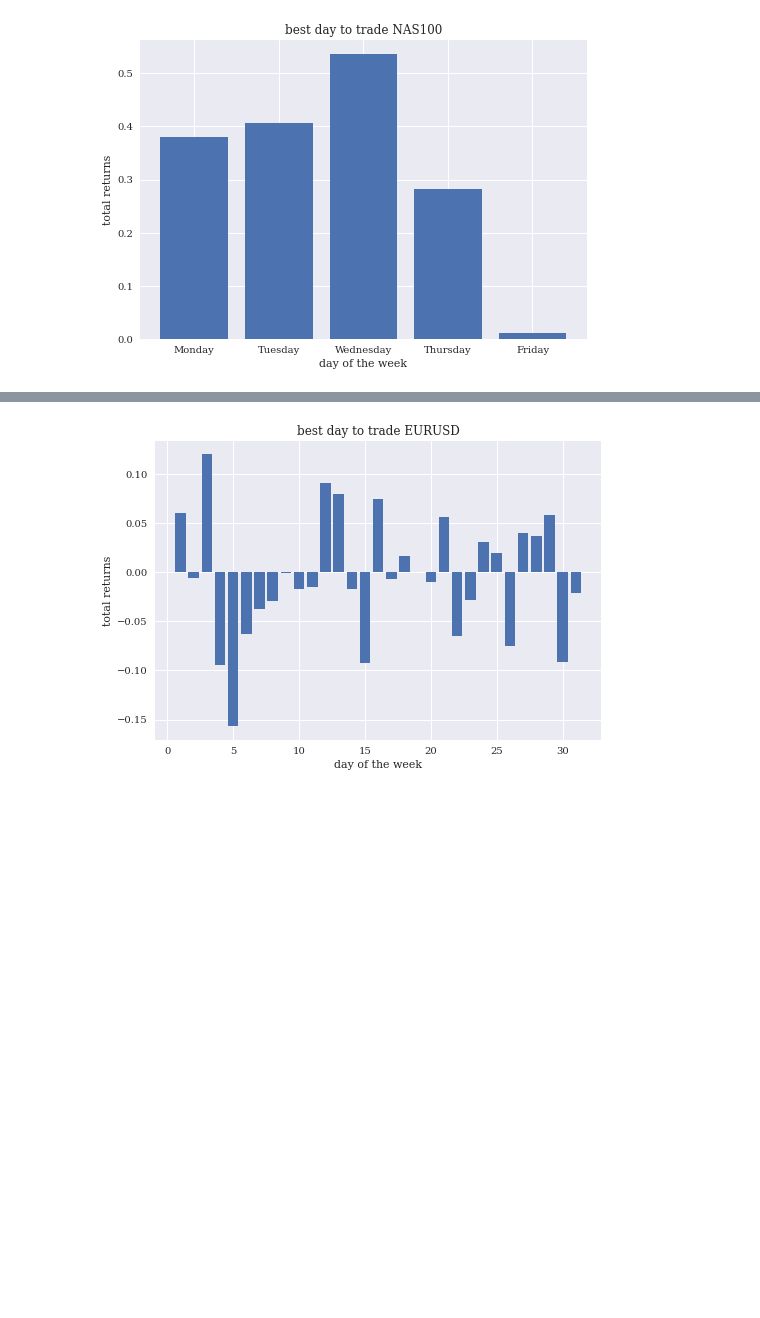
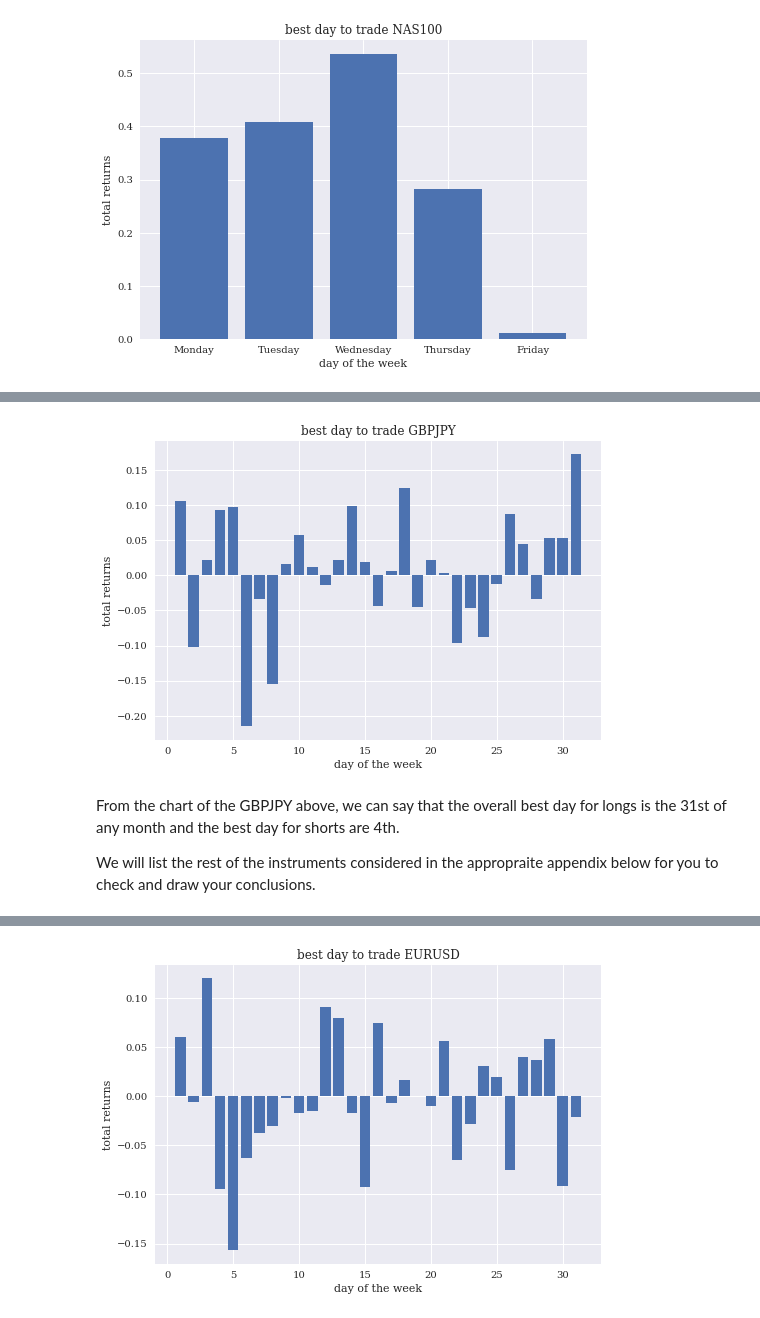
Before and after one commit to theAfricanQuant/AnodaAttempt, a Jupyter notebook: _notebooks/2021-11-09-bestDayStudy.ipynb, the cells around one changed output, grey strips where cells are left out. Drawn from its saved outputs; the diff is of its cells as text; code cells hidden in the pictures; blank space fills up the shorter version.

```diff
--- a/_notebooks/2021-11-09-bestDayStudy.ipynb
+++ b/_notebooks/2021-11-09-bestDayStudy.ipynb
@@ -116,0 +118,24 @@ The following are the charts for all the FOREX pairs and CFDs I have chosen for
+# %%
+i = "GBPJPY"
+
+df = getData(i)
+df['ret'] = df.Close.pct_change()
+
+df['dayOfWeek'] = df.index.day#_name()
+
+dfDayRets = df.groupby('dayOfWeek')['ret'].sum().to_frame()
+
+plt.bar(dfDayRets.index, dfDayRets.ret)
+# Namimg the x and y axis
+plt.ylabel('total returns')
+plt.xlabel('day of the week')
+# Giving the title for the plot
+plt.title(f'best day to trade {i}')
+# Displaying the bar plot
+plt.show()
+# %% [output]
+[figure, added]
+# %% [markdown]
+From the chart of the GBPJPY above, we can say that the overall best day for longs is the 31st of any month and the best day for shorts are 4th.
+
+We will list the rest of the instruments considered in the appropraite appendix below for you to check and draw your conclusions.
```
Also changed, not shown: parts of 9 cells of this notebook.
